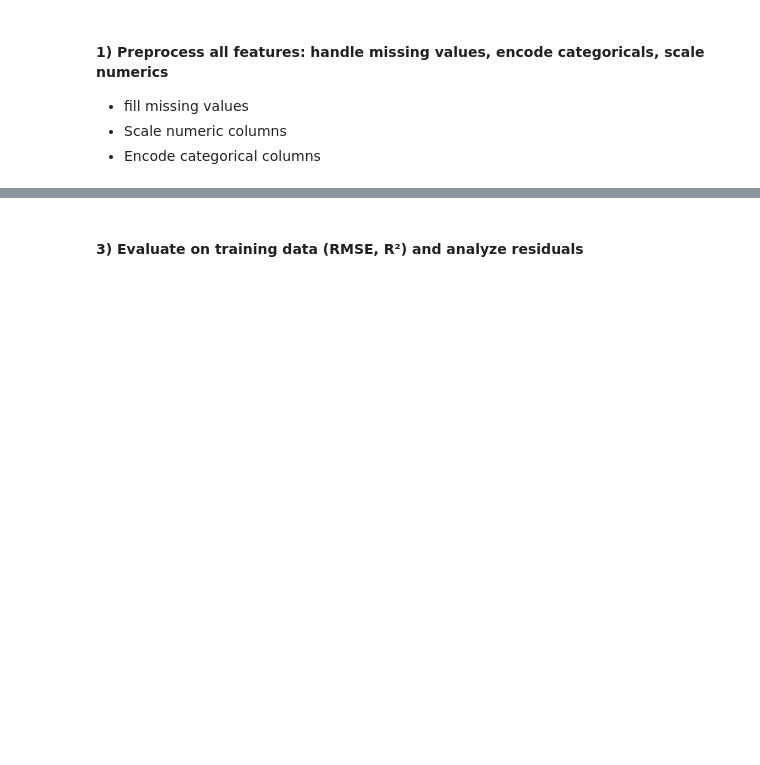
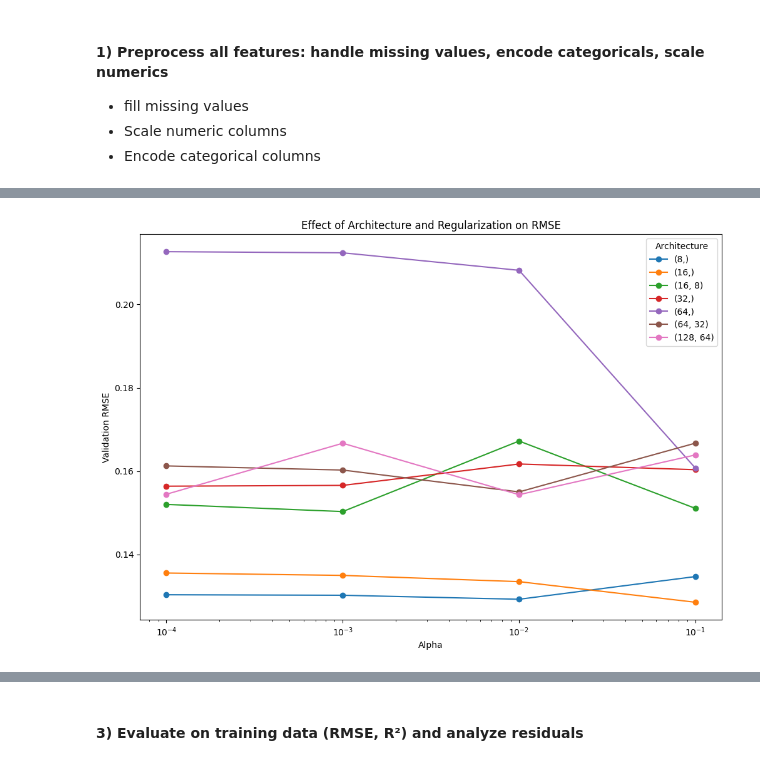
Before and after one commit to em-cd/cstats-project, a Jupyter notebook: project_STUDENTID.ipynb, the cells around one changed output, grey strips where cells are left out. Drawn from its saved outputs; the diff is of its cells as text; code cells hidden in the pictures; blank space fills up the shorter version.

```diff
--- a/project_STUDENTID.ipynb
+++ b/project_STUDENTID.ipynb
@@ -1354,3 +1372,18 @@ Build a neural network regression model using **all** available features to pred
 # %%
 # Do not use CNN!
 # Use fully connected network -> good enough
+# %%
+df_train = train.copy()
+df_train["LogSalePrice"] = np.log1p(df_train["SalePrice"])
+
+df_test = test.copy()
+
+# Clean the data
+df_train = clean_data(df_train)
+df_test = clean_data(df_test)
+
+print("Kaggle train data (with LogSalePrice)")
+display(df_train)
+print("="*500)
+print("Kaggle test data")
+display(df_test)
@@ -1395,0 +1521,15 @@ preprocessor_nn = ColumnTransformer(
+# %%
+plt.figure(figsize=(12,8))
+
+for i, arch in enumerate(architectures):
+    plt.plot(alphas, results[i], marker='o', label=str(arch))
+
+plt.xscale("log")
+plt.xlabel("Alpha")
+plt.ylabel("Validation RMSE")
+
+plt.title("Effect of Architecture and Regularization on RMSE")
+plt.legend(title="Architecture")
+plt.show()
+# %% [output]
+[figure, added]
```
Also changed, not shown: parts of 36 cells of this notebook.
